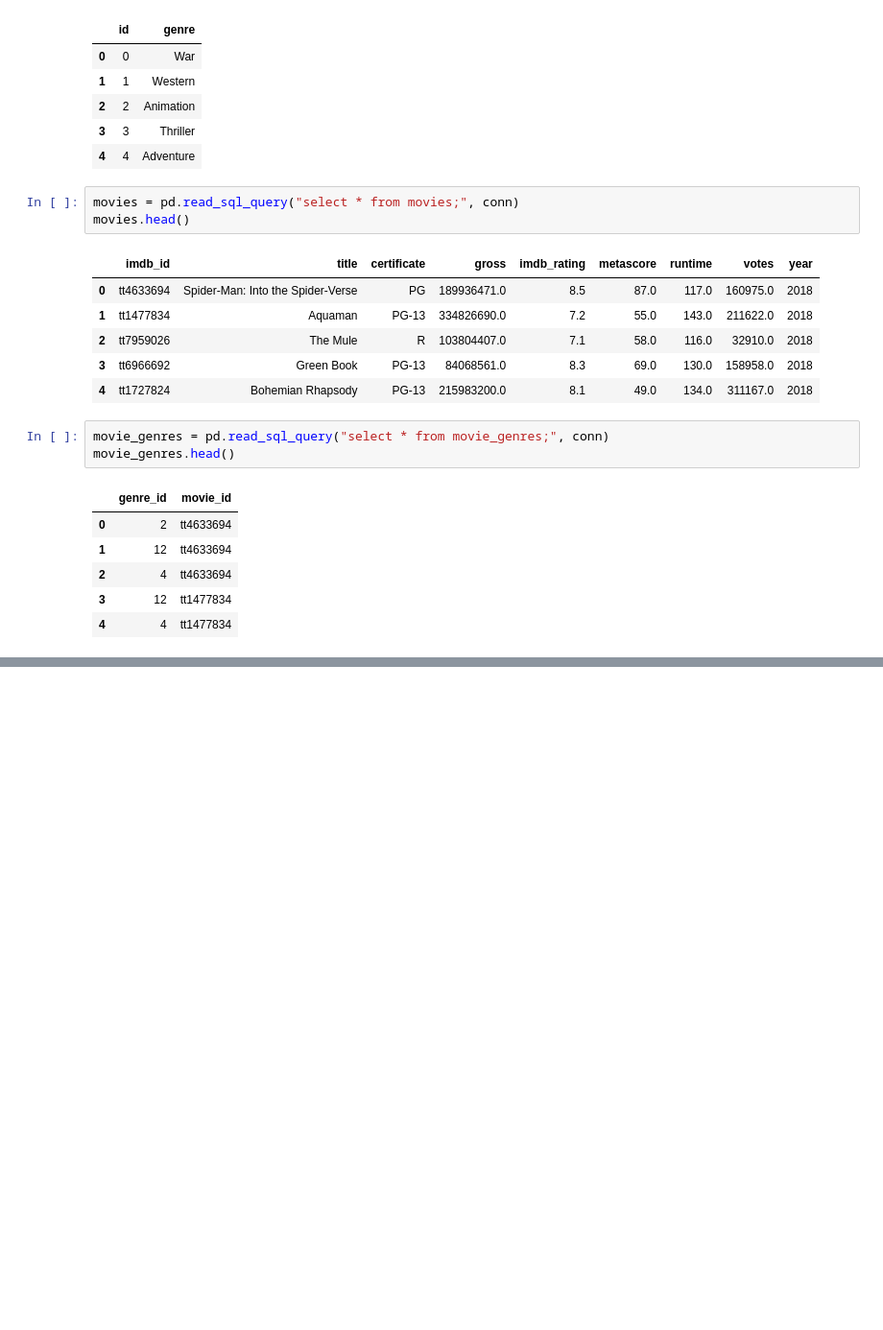
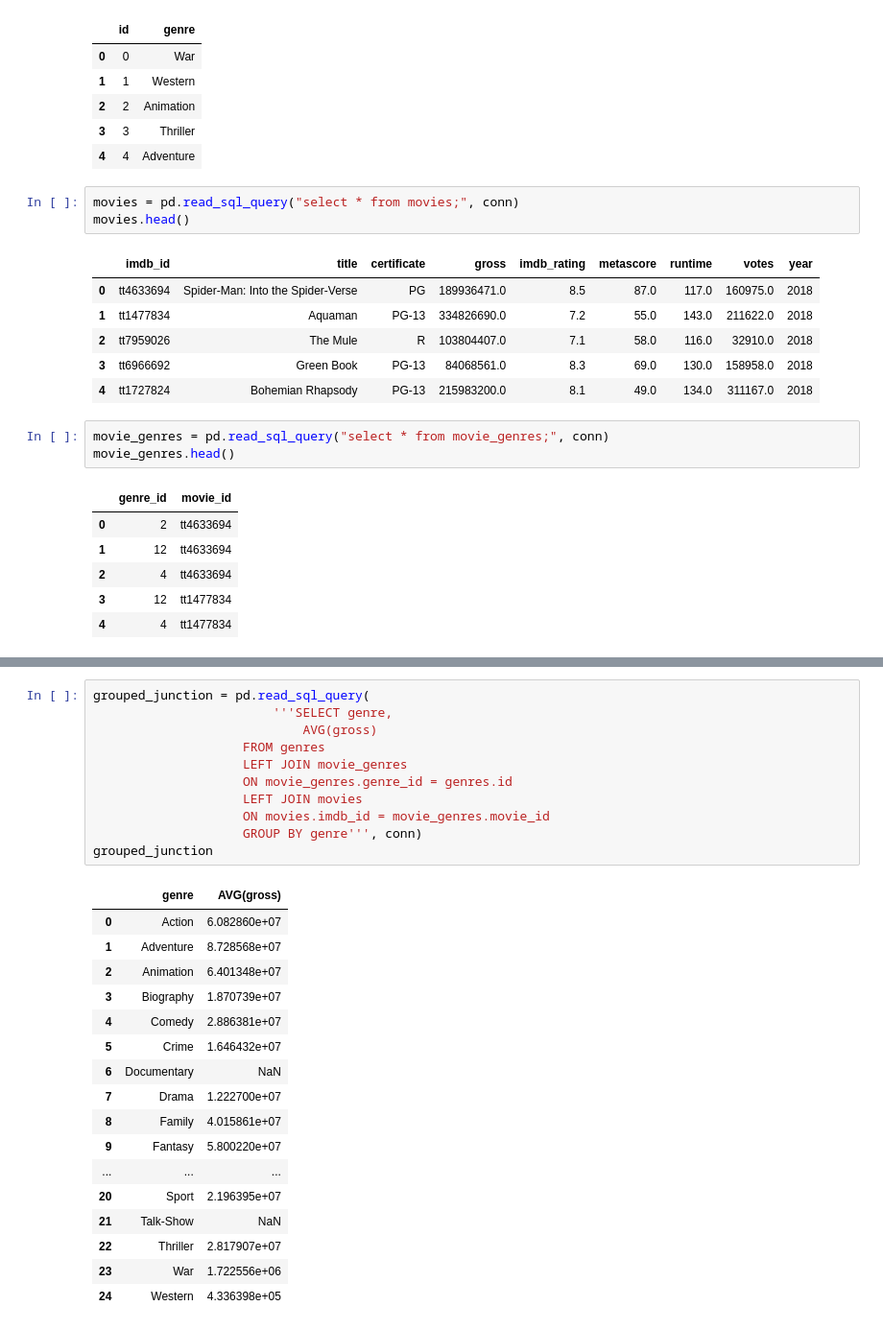
Before and after one commit to MsJacksonIYN/movies_mod1, a Jupyter notebook: Junction_Table_Test.ipynb, the cells around one changed output, grey strips where cells are left out. Shown at 96% size. Drawn from its saved outputs; the diff is of its cells as text; blank space fills up the shorter version.

```diff
--- a/Junction_Table_Test.ipynb
+++ b/Junction_Table_Test.ipynb
@@ -164,3 +161,32 @@ pd.read_sql_query('''SELECT * FROM genres
 | 24519 | 24 | Romance | 24 | tt9905796 | tt9905796 | July Kaatril | None | NaN | NaN | NaN | ... |
 | 24520 | 24 | Romance | 24 | tt9911306 | tt9911306 | Kalikkoottukar | None | NaN | NaN | NaN | ... |
 24521 rows × 13 columns
+# %%
+grouped_junction = pd.read_sql_query(
+                        '''SELECT genre,
+                            AVG(gross)
+                    FROM genres
+                    LEFT JOIN movie_genres
+                    ON movie_genres.genre_id = genres.id
+                    LEFT JOIN movies
+                    ON movies.imdb_id = movie_genres.movie_id
+                    GROUP BY genre''', conn)
+grouped_junction
+# %% [output]
+|  | genre | AVG(gross) |
+| 0 | Action | 6.082860e+07 |
+| 1 | Adventure | 8.728568e+07 |
+| 2 | Animation | 6.401348e+07 |
+| 3 | Biography | 1.870739e+07 |
+| 4 | Comedy | 2.886381e+07 |
+| 5 | Crime | 1.646432e+07 |
+| 6 | Documentary | NaN |
+| 7 | Drama | 1.222700e+07 |
+| 8 | Family | 4.015861e+07 |
+| 9 | Fantasy | 5.800220e+07 |
+| ... | ... | ... |
+| 20 | Sport | 2.196395e+07 |
+| 21 | Talk-Show | NaN |
+| 22 | Thriller | 2.817907e+07 |
+| 23 | War | 1.722556e+06 |
+| 24 | Western | 4.336398e+05 |
```
Also changed, not shown: parts of 2 cells of this notebook, 2 other files.
